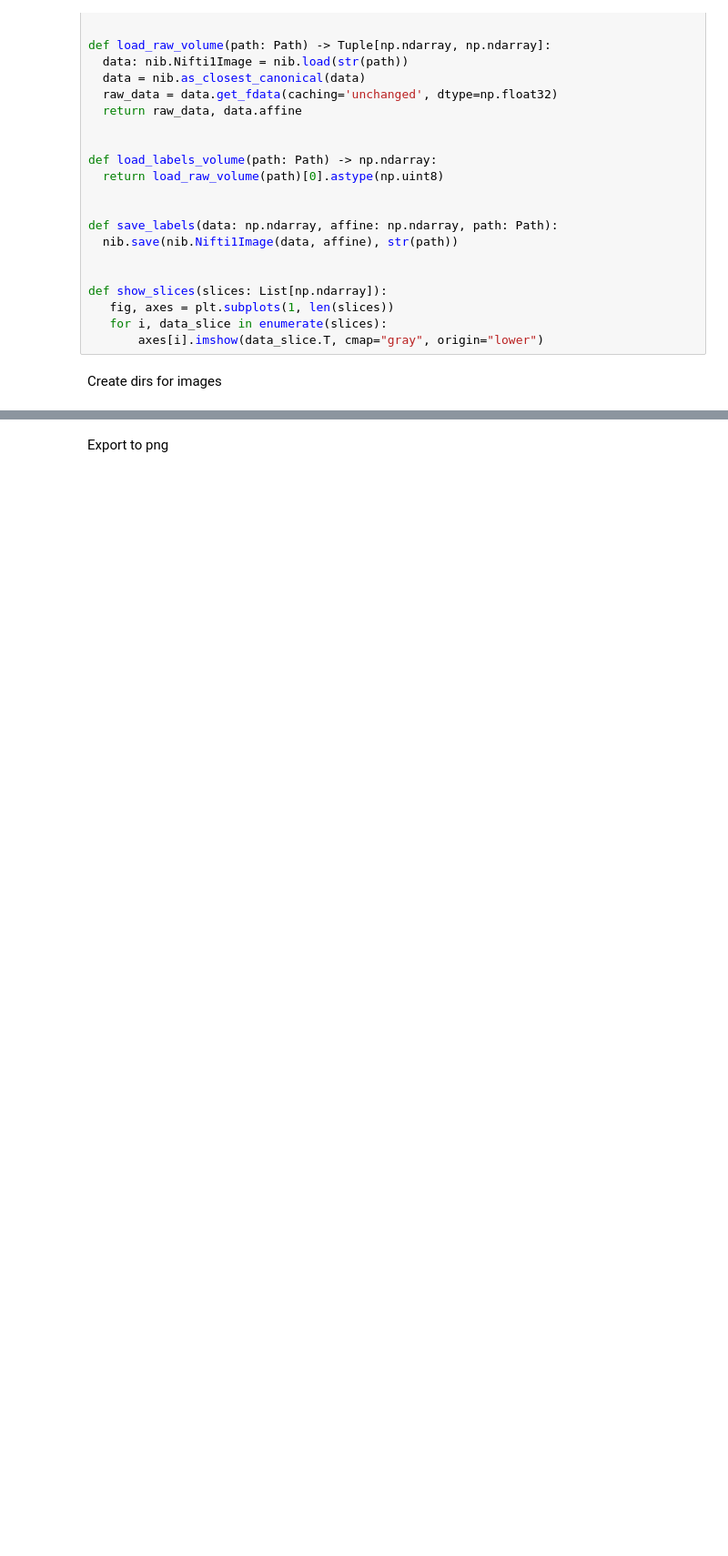
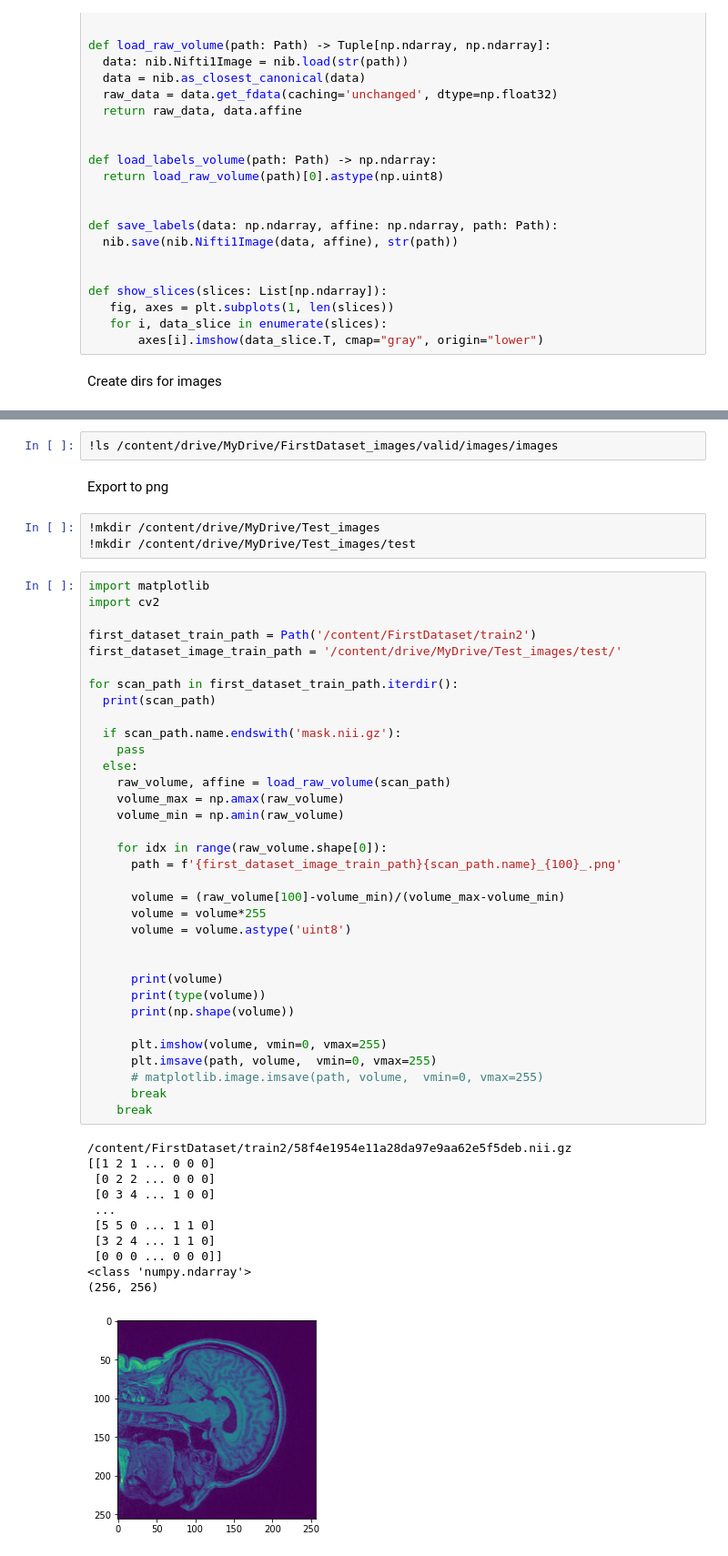
Before and after one commit to Skwarson96/skull_stripping_project, a Jupyter notebook: skull_stripping.ipynb, the cells around one changed output, grey strips where cells are left out. Shown at 91% size. Saved outputs shown, nothing was run; the diff lists cells and outputs as text; blank space fills up the shorter version.

```diff
--- a/skull_stripping.ipynb
+++ b/skull_stripping.ipynb
@@ -132,2 +196,53 @@ Create dirs for images
+# %%
+!ls /content/drive/MyDrive/FirstDataset_images/valid/images/images
 # %% [markdown]
 Export to png
+# %%
+!mkdir /content/drive/MyDrive/Test_images
+!mkdir /content/drive/MyDrive/Test_images/test
+# %%
+import matplotlib
+import cv2
+
+first_dataset_train_path = Path('/content/FirstDataset/train2')
+first_dataset_image_train_path = '/content/drive/MyDrive/Test_images/test/'
+
+for scan_path in first_dataset_train_path.iterdir():
+  print(scan_path)
+
+  if scan_path.name.endswith('mask.nii.gz'):
+    pass
+  else:
+    raw_volume, affine = load_raw_volume(scan_path)
+    volume_max = np.amax(raw_volume)
+    volume_min = np.amin(raw_volume)
+
+    for idx in range(raw_volume.shape[0]):
+      path = f'{first_dataset_image_train_path}{scan_path.name}_{100}_.png'
+
+      volume = (raw_volume[100]-volume_min)/(volume_max-volume_min)
+      volume = volume*255
+      volume = volume.astype('uint8')
+
+
+      print(volume)
+      print(type(volume))
+      print(np.shape(volume))
+
+      plt.imshow(volume, vmin=0, vmax=255)
+      plt.imsave(path, volume,  vmin=0, vmax=255)
+      # matplotlib.image.imsave(path, volume,  vmin=0, vmax=255)
+      break
+    break
+# %% [output]
+/content/FirstDataset/train2/58f4e1954e11a28da97e9aa62e5f5deb.nii.gz
+[[1 2 1 ... 0 0 0]
+ [0 2 2 ... 0 0 0]
+ [0 3 4 ... 1 0 0]
+ ...
+ [5 5 0 ... 1 1 0]
+ [3 2 4 ... 1 1 0]
+ [0 0 0 ... 0 0 0]]
+<class 'numpy.ndarray'>
+(256, 256)
+[figure, added]
```
Also changed, not shown: parts of 23 cells of this notebook.
